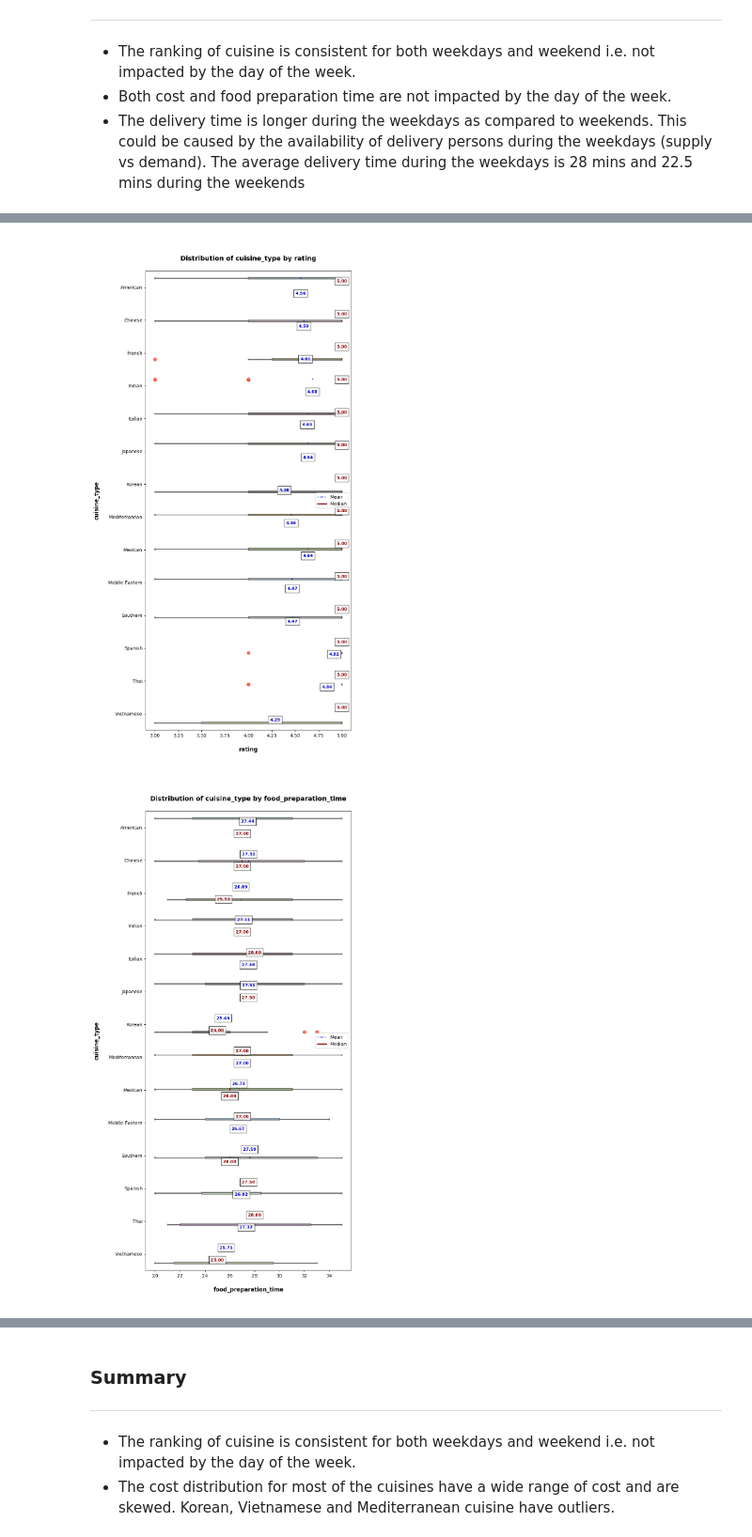
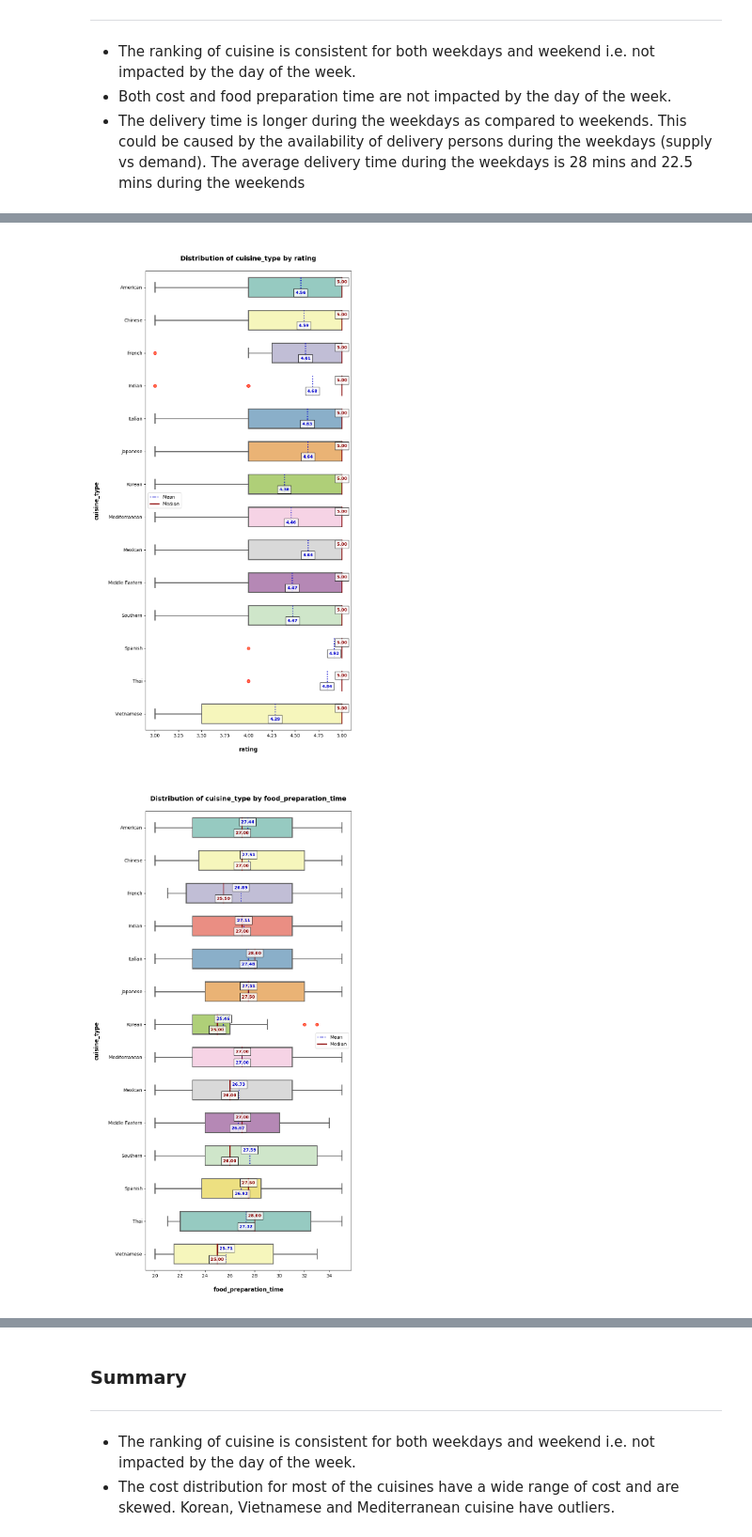
Before and after one commit to andytoh78/foodhub_python_foundations, a Jupyter notebook: foodhub.ipynb, the cells around one changed output, grey strips where cells are left out. Shown at 94% size. Drawn from its saved outputs; the diff is of its cells as text; code cells hidden in the pictures.

```diff
--- a/foodhub.ipynb
+++ b/foodhub.ipynb
@@ -772,7 +769,7 @@ def plot_boxplot(df, x_var, y_var, title, xlabel, ylabel, offset1=0.05, offset2=
     order = sorted(df[y_var].unique())
 
     # Create the violin plot with swapped axes
-    sns.boxplot(y=y_var, x=x_var, data=df, hue=y_var, width=0.6, linewidth=2,
+    sns.boxplot(y=y_var, x=x_var, data=df, width=0.6, linewidth=2,
                 showmeans=True, meanline=True, meanprops=meanprops,
                 medianprops=medianprops, flierprops=flierprops, palette="Set3", order=order)
 
@@ -810,5 +807,5 @@ def plot_boxplot(df, x_var, y_var, title, xlabel, ylabel, offset1=0.05, offset2=
 num_cols = ['cost_of_the_order', 'rating', 'food_preparation_time', 'delivery_time']
 for num_col in num_cols:
     plot_boxplot(df1, num_col, 'cuisine_type', title=f'\n\nDistribution of cuisine_type by {num_col}\n', ylabel="cuisine_type\n",
-                    xlabel=f"\n{num_col}\n", offset1=0.12, offset2=0.12, figsize=(8, 18))
+                    xlabel=f"\n{num_col}\n", offset1=0.1, offset2=0.1, figsize=(8, 18))
 # %% [output]
@@ -816,2 +813,2 @@ for num_col in num_cols:
-[figure, old version]
+[figure, new version]
-[figure, old version]
+[figure, new version]
```
Also changed, not shown: parts of 13 cells of this notebook.
